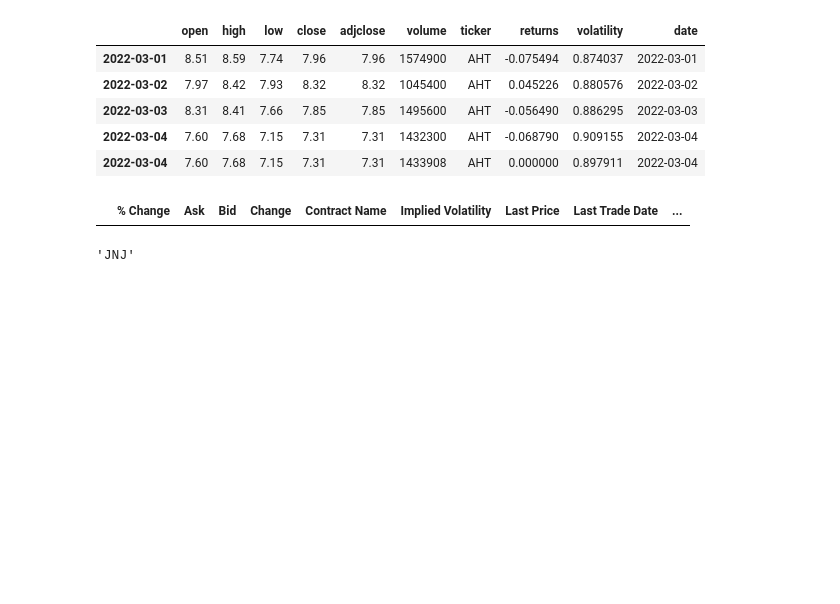
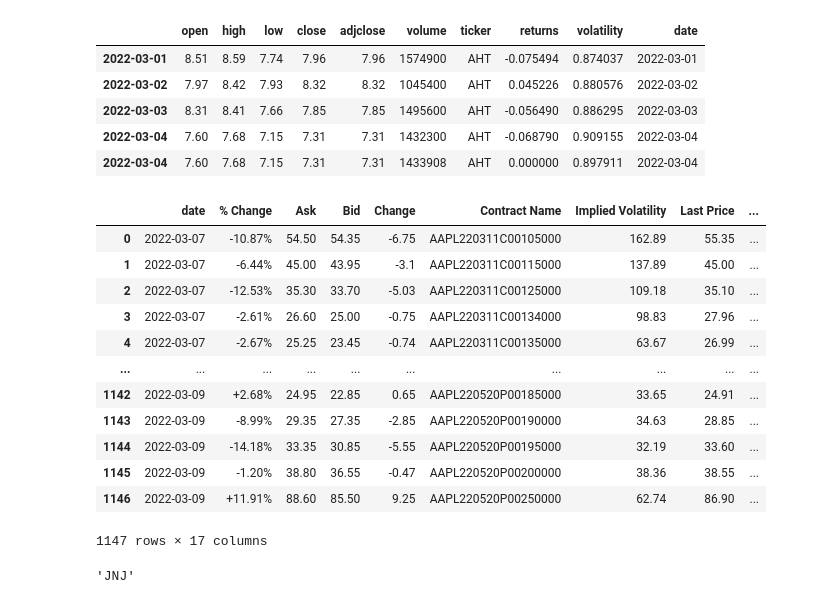
Before and after one commit to andermy/yahooScraper, a Jupyter notebook: test.ipynb, the cells around one changed output. Drawn from its saved outputs; the diff is of its cells as text; code cells hidden in the pictures; blank space fills up the shorter version.

```diff
--- a/test.ipynb
+++ b/test.ipynb
@@ -158,10 +158,22 @@ prices.tail()
 | 2022-03-04 | 7.60 | 7.68 | 7.15 | 7.31 | 7.31 | 1432300 | AHT | -0.068790 | 0.909155 | 2022-03-04 |
 | 2022-03-04 | 7.60 | 7.68 | 7.15 | 7.31 | 7.31 | 1433908 | AHT | 0.000000 | 0.897911 | 2022-03-04 |
 # %%
-o = i.Options(tickers[22])
+o = i.Options('AAPL')
 o.options
 # %% [output]
-|  | % Change | Ask | Bid | Change | Contract Name | Implied Volatility | Last Price | Last Trade Date | ... |
+|  | date | % Change | Ask | Bid | Change | Contract Name | Implied Volatility | Last Price | ... |
+| 0 | 2022-03-07 | -10.87% | 54.50 | 54.35 | -6.75 | AAPL220311C00105000 | 162.89 | 55.35 | ... |
+| 1 | 2022-03-07 | -6.44% | 45.00 | 43.95 | -3.1 | AAPL220311C00115000 | 137.89 | 45.00 | ... |
+| 2 | 2022-03-07 | -12.53% | 35.30 | 33.70 | -5.03 | AAPL220311C00125000 | 109.18 | 35.10 | ... |
+| 3 | 2022-03-07 | -2.61% | 26.60 | 25.00 | -0.75 | AAPL220311C00134000 | 98.83 | 27.96 | ... |
+| 4 | 2022-03-07 | -2.67% | 25.25 | 23.45 | -0.74 | AAPL220311C00135000 | 63.67 | 26.99 | ... |
+| ... | ... | ... | ... | ... | ... | ... | ... | ... | ... |
+| 1142 | 2022-03-09 | +2.68% | 24.95 | 22.85 | 0.65 | AAPL220520P00185000 | 33.65 | 24.91 | ... |
+| 1143 | 2022-03-09 | -8.99% | 29.35 | 27.35 | -2.85 | AAPL220520P00190000 | 34.63 | 28.85 | ... |
+| 1144 | 2022-03-09 | -14.18% | 33.35 | 30.85 | -5.55 | AAPL220520P00195000 | 32.19 | 33.60 | ... |
+| 1145 | 2022-03-09 | -1.20% | 38.80 | 36.55 | -0.47 | AAPL220520P00200000 | 38.36 | 38.55 | ... |
+| 1146 | 2022-03-09 | +11.91% | 88.60 | 85.50 | 9.25 | AAPL220520P00250000 | 62.74 | 86.90 | ... |
+1147 rows × 17 columns
 # %%
 tickers[22]
 # %% [output]
```
Also changed, not shown: parts of 1 cell of this notebook, 1 other file.
